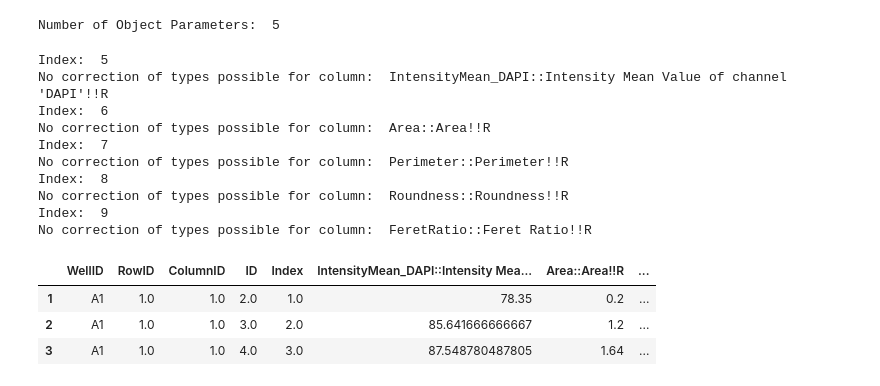
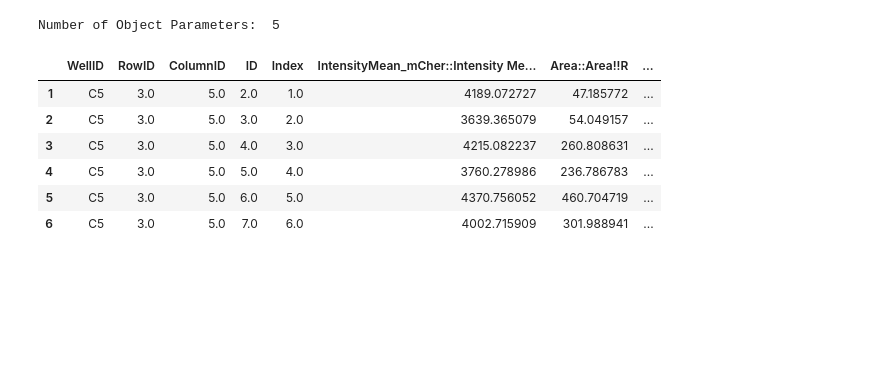
Before and after one commit to sebi06/ipy_notebooks, a Jupyter notebook: ZEN_Wellplate_Analysis_Pandas/ZEN_Wellplate_Analysis_Pandas.ipynb, the cells around one changed output. Drawn from its saved outputs; the diff is of its cells as text; code cells hidden in the pictures; blank space fills up the shorter version.

```diff
--- a/ZEN_Wellplate_Analysis_Pandas/ZEN_Wellplate_Analysis_Pandas.ipynb
+++ b/ZEN_Wellplate_Analysis_Pandas/ZEN_Wellplate_Analysis_Pandas.ipynb
@@ -18,7 +18,8 @@ import wellplate_tools_pandas_py3_5 as wpt
 #filename_single = r'Data\fixed endpoint 3C 2_5 384well_Single.csv'
 #filename_single = r'Data\96Well_Ch=1_26Wells_1P_Well_SingleRegions.csv'
 #filename_single = r'Data\96Well_Test_4Well.csv'
-filename_single = r'Data\Marion.csv'
+#filename_single = r'Data\Marion.csv'
+filename_single = r'Data\96well_C3-G9_1Pos Single.csv'
 
 # define wellplate type
 platetype = 96
@@ -29,16 +30,16 @@ Nr, Nc = wpt.getrowandcolumn(platetype)
 # further "in-depth" analysis
 df_single = pd.read_csv(filename_single, sep=';')
 
-# get headers and number of measurment parameters
+# get headers and number of measurement parameters
 # default number of non-measurement parameters = 5 (the first five columns from ZEN CSV Export)
 num_nonmp = 5
 headers = df_single.head(0)
 num_param = len(df_single.columns) - num_nonmp
 print('Number of Object Parameters: ', num_param)
 df_single.rename(columns={df_single.columns[0]: 'WellID',
-                        df_single.columns[1]: 'RowID',
-                        df_single.columns[2]: 'ColumnID',
-                        df_single.columns[3]: 'ID',
-                        df_single.columns[4]: 'Index'}, inplace=True)
+                          df_single.columns[1]: 'RowID',
+                          df_single.columns[2]: 'ColumnID',
+                          df_single.columns[3]: 'ID',
+                          df_single.columns[4]: 'Index'}, inplace=True)
 # %% [output]
 Number of Object Parameters:  5
@@ -56,26 +46,17 @@ def convert_dec_sep(df, np):
 # %%
 # remove rows with units
 df_single = wpt.remove_units(df_single)
-#print(len(df_single.columns))
+
 # convert decimal separators
 df_single = wpt.convert_dec_sep(df_single, num_nonmp)
-#df_single = convert_dec_sep(df_single, num_nonmp)
-
 
 # show part of dataframe
-df_single[:3]
+df_single[:6]
 # %% [output]
-Index:  5
-No correction of types possible for column:  IntensityMean_DAPI::Intensity Mean Value of channel 'DAPI'!!R
-Index:  6
-No correction of types possible for column:  Area::Area!!R
-Index:  7
-No correction of types possible for column:  Perimeter::Perimeter!!R
-Index:  8
-No correction of types possible for column:  Roundness::Roundness!!R
-Index:  9
-No correction of types possible for column:  FeretRatio::Feret Ratio!!R
-|  | WellID | RowID | ColumnID | ID | Index | IntensityMean_DAPI::Intensity Mea... | Area::Area!!R | ... |
-| 1 | A1 | 1.0 | 1.0 | 2.0 | 1.0 | 78.35 | 0.2 | ... |
-| 2 | A1 | 1.0 | 1.0 | 3.0 | 2.0 | 85.641666666667 | 1.2 | ... |
-| 3 | A1 | 1.0 | 1.0 | 4.0 | 3.0 | 87.548780487805 | 1.64 | ... |
+|  | WellID | RowID | ColumnID | ID | Index | IntensityMean_mCher::Intensity Me... | Area::Area!!R | ... |
+| 1 | C5 | 3.0 | 5.0 | 2.0 | 1.0 | 4189.072727 | 47.185772 | ... |
+| 2 | C5 | 3.0 | 5.0 | 3.0 | 2.0 | 3639.365079 | 54.049157 | ... |
+| 3 | C5 | 3.0 | 5.0 | 4.0 | 3.0 | 4215.082237 | 260.808631 | ... |
+| 4 | C5 | 3.0 | 5.0 | 5.0 | 4.0 | 3760.278986 | 236.786783 | ... |
+| 5 | C5 | 3.0 | 5.0 | 6.0 | 5.0 | 4370.756052 | 460.704719 | ... |
+| 6 | C5 | 3.0 | 5.0 | 7.0 | 6.0 | 4002.715909 | 301.988941 | ... |
```
Also changed, not shown: parts of 10 cells of this notebook, 2 other files.
